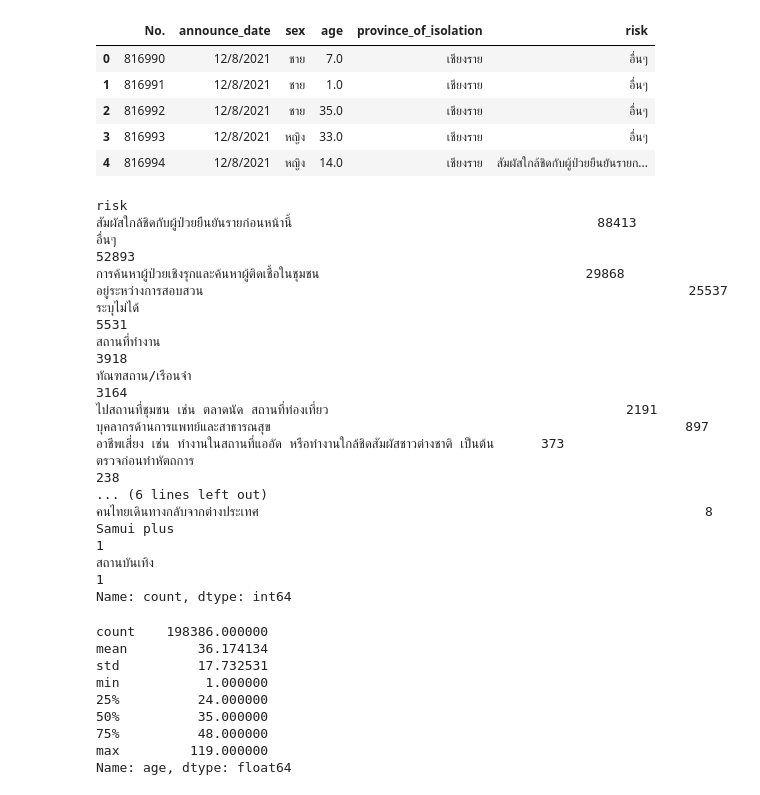
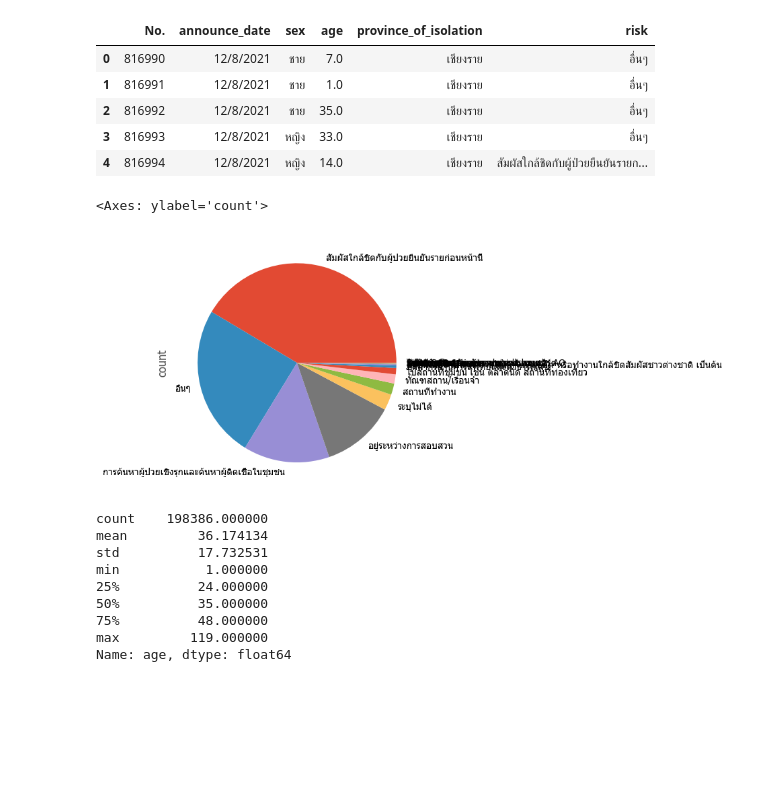
Before and after one commit to gcat332/python_pandas_covid19, a Jupyter notebook: main.ipynb, the cells around one changed output. Drawn from its saved outputs; the diff is of its cells as text; code cells hidden in the pictures; blank space fills up the shorter version.

```diff
--- a/main.ipynb
+++ b/main.ipynb
@@ -24,25 +24,10 @@ df_cut.head()
 | 4 | 816994 | 12/8/2021 | หญิง | 14.0 | เชียงราย | สัมผัสใกล้ชิดกับผู้ป่วยยืนยันรายก... |
 # %%
 #Ratio of risk
-df_cut['risk'].value_counts()
+df_cut['risk'].value_counts().plot.pie()
 # %% [output]
-risk
-สัมผัสใกล้ชิดกับผู้ป่วยยืนยันรายก่อนหน้านี้                                       88413
-อื่นๆ                                                                             52893
-การค้นหาผู้ป่วยเชิงรุกและค้นหาผู้ติดเชื้อในชุมชน                                  29868
-อยู่ระหว่างการสอบสวน                                                              25537
-ระบุไม่ได้                                                                         5531
-สถานที่ทำงาน                                                                       3918
-ทัณฑสถาน/เรือนจำ                                                                   3164
-ไปสถานที่ชุมชน เช่น ตลาดนัด สถานที่ท่องเที่ยว                                      2191
-บุคลากรด้านการแพทย์และสาธารณสุข                                                     897
-อาชีพเสี่ยง เช่น ทำงานในสถานที่แออัด หรือทำงานใกล้ชิดสัมผัสชาวต่างชาติ เป็นต้น      373
-ตรวจก่อนทำหัตถการ                                                                   238
-... (6 lines left out)
-คนไทยเดินทางกลับจากต่างประเทศ                                                         8
-Samui plus                                                                            1
-สถานบันเทิง                                                                           1
-Name: count, dtype: int64
+<Axes: ylabel='count'>
+[figure, added]
 # %%
 #Static of age
 df_cut['age'].describe()
```
